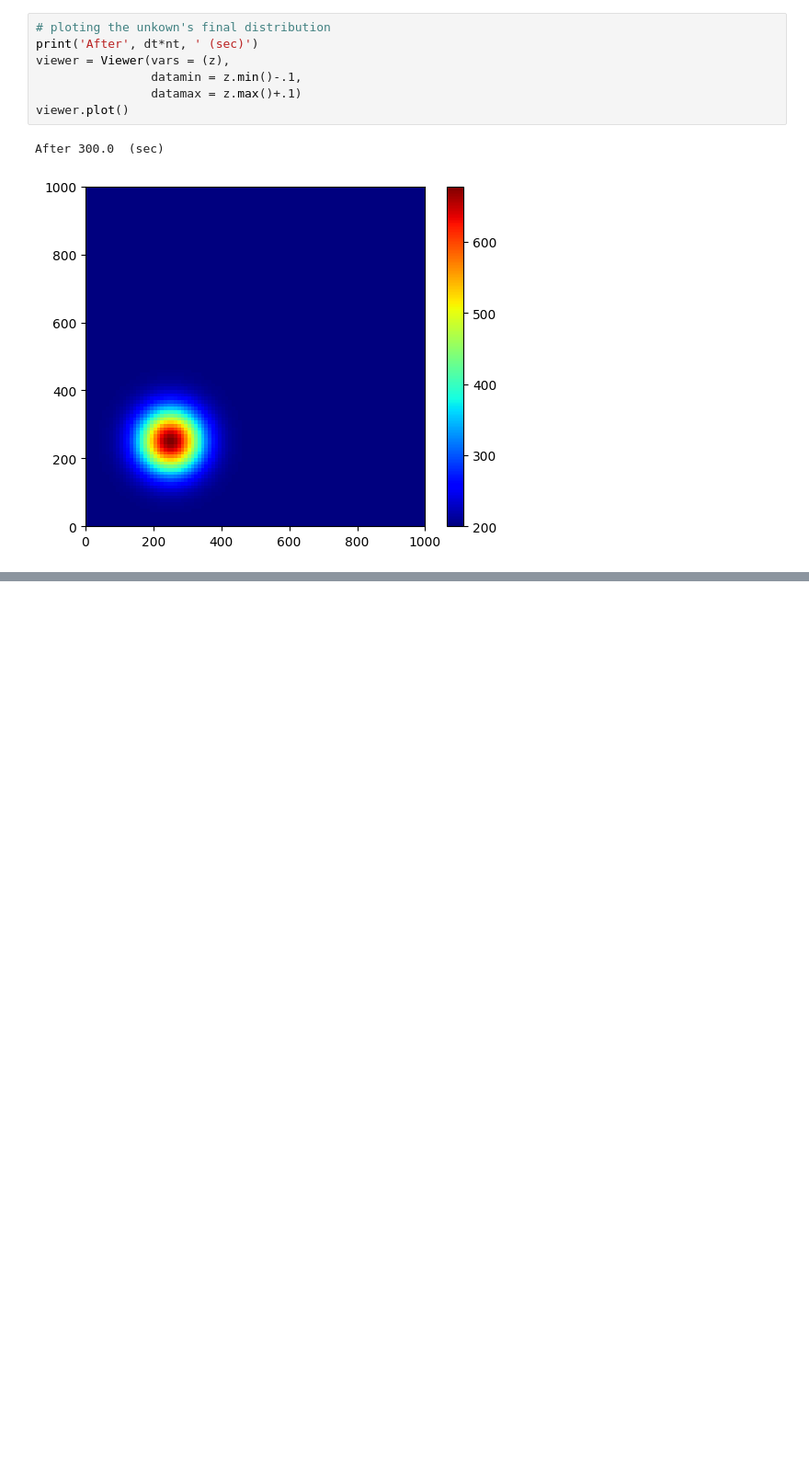
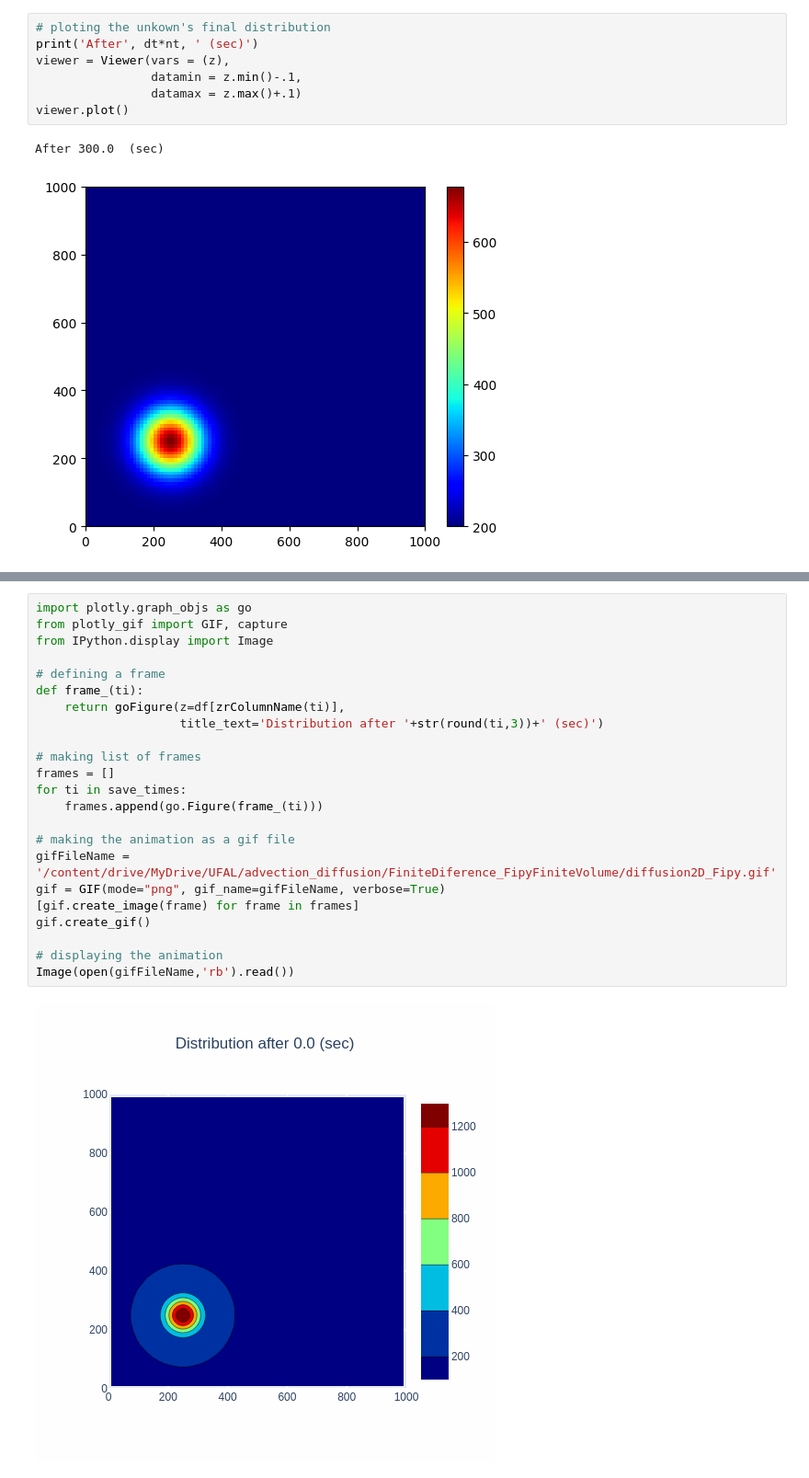
Before and after one commit to Tahimi/FiniteDiferenceMethod, a Jupyter notebook: diffusion2D_FipyFiniteVolume2.ipynb, the cells around one changed output, grey strips where cells are left out. Shown at 92% size. Saved outputs shown, nothing was run; the diff lists cells and outputs as text; blank space fills up the shorter version.

```diff
--- a/diffusion2D_FipyFiniteVolume2.ipynb
+++ b/diffusion2D_FipyFiniteVolume2.ipynb
@@ -274,0 +216,25 @@ HTML(ani.to_jshtml())
+# %%
+import plotly.graph_objs as go
+from plotly_gif import GIF, capture
+from IPython.display import Image
+
+# defining a frame
+def frame_(ti):
+    return goFigure(z=df[zrColumnName(ti)],
+                    title_text='Distribution after '+str(round(ti,3))+' (sec)')
+
+# making list of frames
+frames = []
+for ti in save_times:
+    frames.append(go.Figure(frame_(ti)))
+
+# making the animation as a gif file
+gifFileName = '/content/drive/MyDrive/UFAL/advection_diffusion/FiniteDiference_FipyFiniteVolume/diffusion2D_Fipy.gif'
+gif = GIF(mode="png", gif_name=gifFileName, verbose=True)
+[gif.create_image(frame) for frame in frames]
+gif.create_gif()
+
+# displaying the animation
+Image(open(gifFileName,'rb').read())
+# %% [output]
+[figure, added]
```
Also changed, not shown: parts of 4 cells of this notebook.
